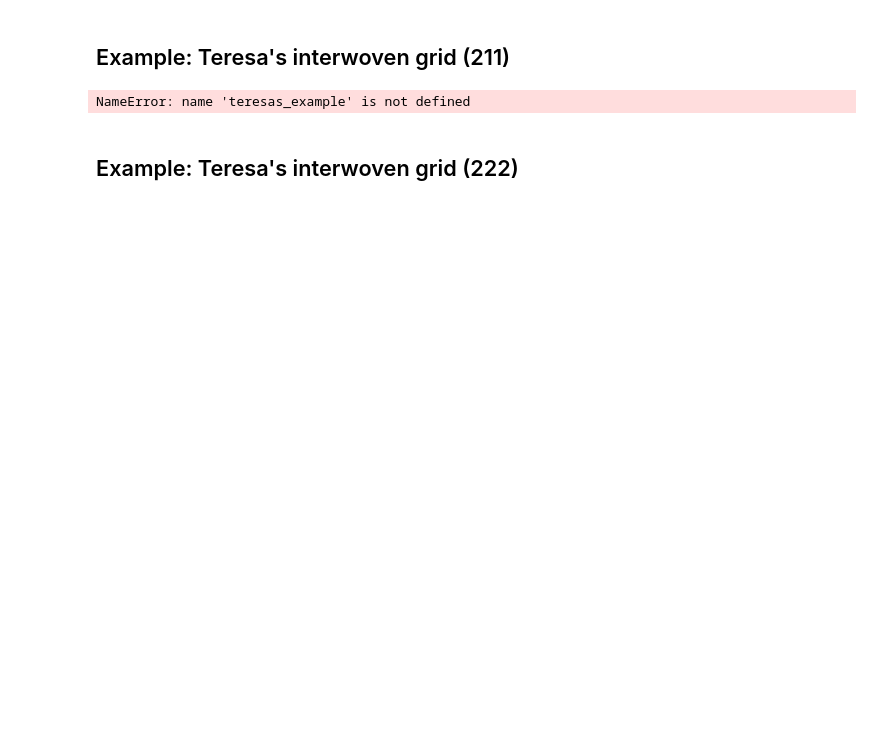
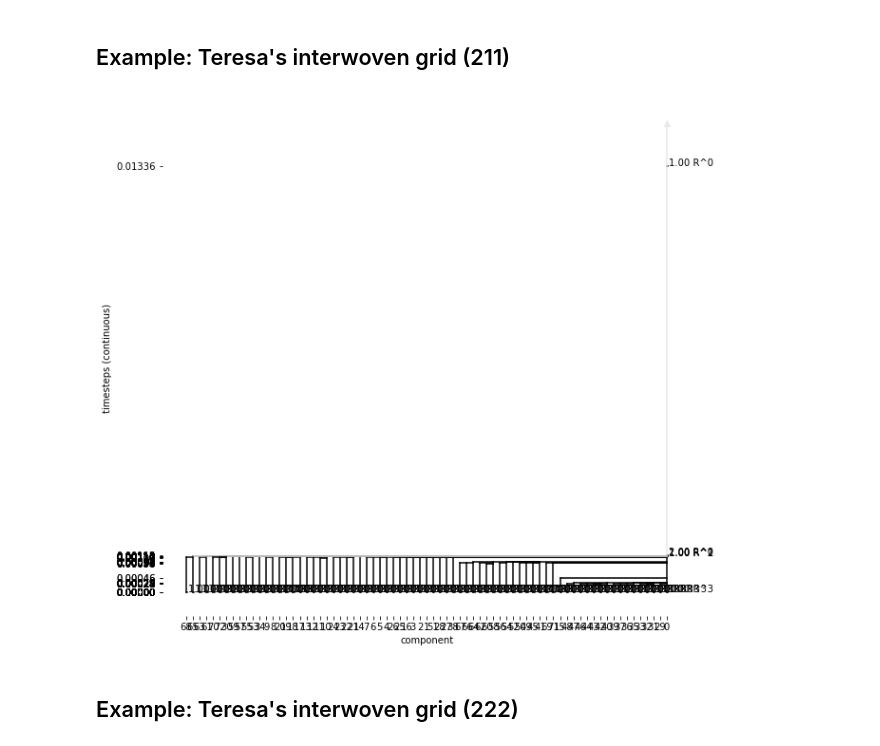
Before and after one commit to Chiara-ra/Masterthesis-Mathematics, a Jupyter notebook: Work_3d.ipynb, the cells around one changed output. Cells and saved outputs as stored; diff of their text form; code cells hidden in the pictures; blank space fills up the shorter version.

```diff
--- a/Work_3d.ipynb
+++ b/Work_3d.ipynb
@@ -1658,16 +1659,16 @@ torus_knot_example.plot_evolution(cont_timesteps = False, width = 11, height = 1
 # %%
 # Teresa's interwoven grid
 from importlib import reload
 ex = reload(ex)
 # number of points is 5x num_steps
-g211_points = ex.interwoven_grid_211(num_steps=5)
-
+#g211_points = ex.interwoven_grid_211(num_steps=15)
+#
 #teresas_example = ExamplePrint(g211_points, a=1, b=1, c=1)
 #teresas_example.calculate_pph()
 #teresas_example.describe_evolution()
 teresas_example.plot_evolution(cont_timesteps = True, width=10, height=10)
 # %% [output]
-NameError: name 'teresas_example' is not defined
+[figure, added]
 # %% [markdown]
 ## Example: Teresa's interwoven grid (222)
 # %%
```
Also changed, not shown: parts of 8 cells of this notebook, 1 other file.
